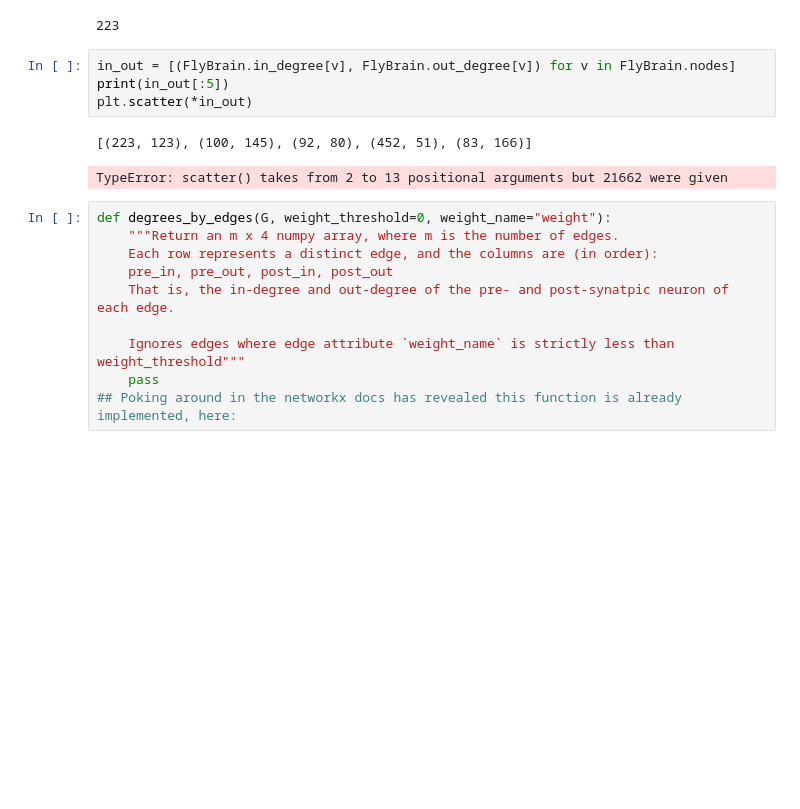
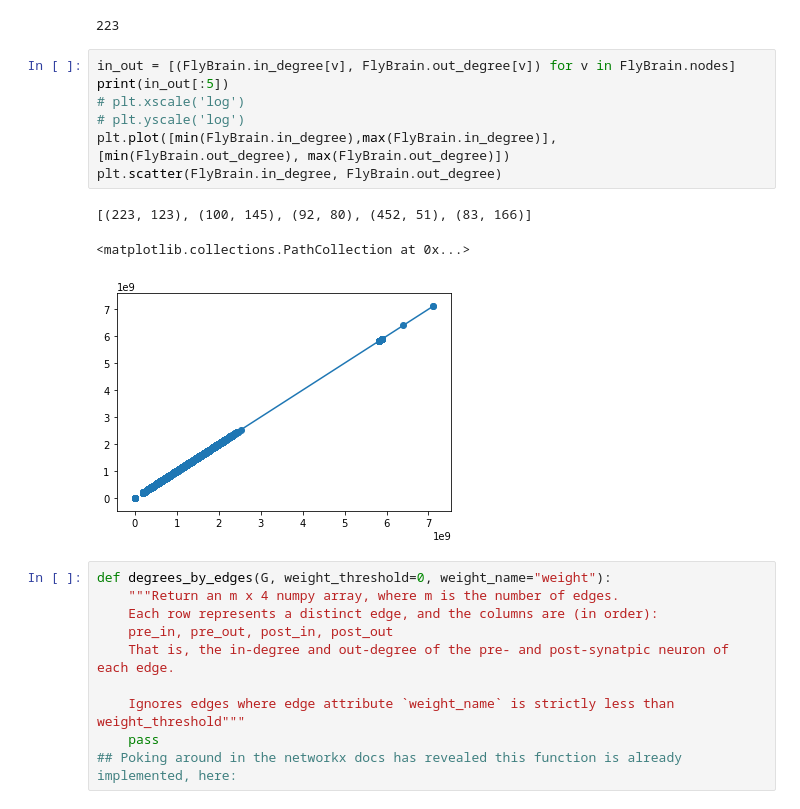
Before and after one commit to celiibrendan/nx_graph_utils, a Jupyter notebook: fly_hemibrain.ipynb, the cells around one changed output. Cells and saved outputs as stored; diff of their text form; blank space fills up the shorter version.

```diff
--- a/fly_hemibrain.ipynb
+++ b/fly_hemibrain.ipynb
@@ -233,10 +294,14 @@ FlyBrain.in_degree[5813054846]
 # %%
 in_out = [(FlyBrain.in_degree[v], FlyBrain.out_degree[v]) for v in FlyBrain.nodes]
 print(in_out[:5])
-plt.scatter(*in_out)
+# plt.xscale('log')
+# plt.yscale('log')
+plt.plot([min(FlyBrain.in_degree),max(FlyBrain.in_degree)], [min(FlyBrain.out_degree), max(FlyBrain.out_degree)])
+plt.scatter(FlyBrain.in_degree, FlyBrain.out_degree)
 # %% [output]
 [(223, 123), (100, 145), (92, 80), (452, 51), (83, 166)]
-TypeError: scatter() takes from 2 to 13 positional arguments but 21662 were given
+<matplotlib.collections.PathCollection at 0x...>
+[figure, added]
 # %%
 def degrees_by_edges(G, weight_threshold=0, weight_name="weight"):
     """Return an m x 4 numpy array, where m is the number of edges.
```
Also changed, not shown: parts of 2 cells of this notebook.
